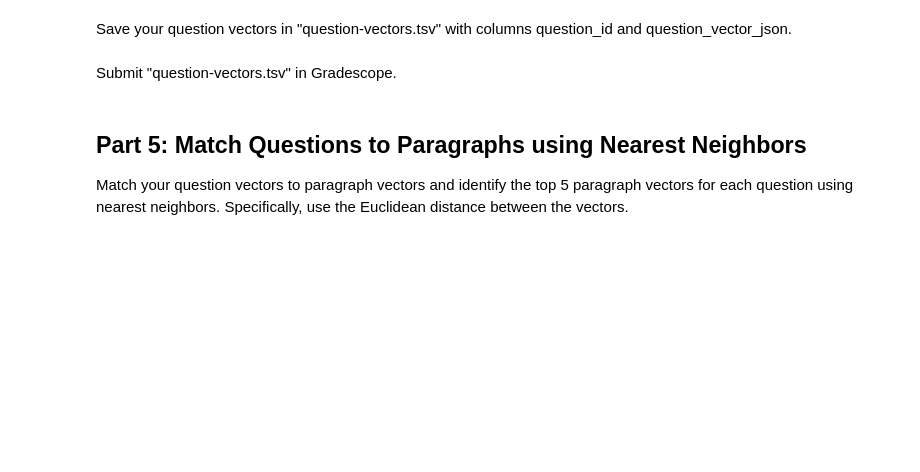
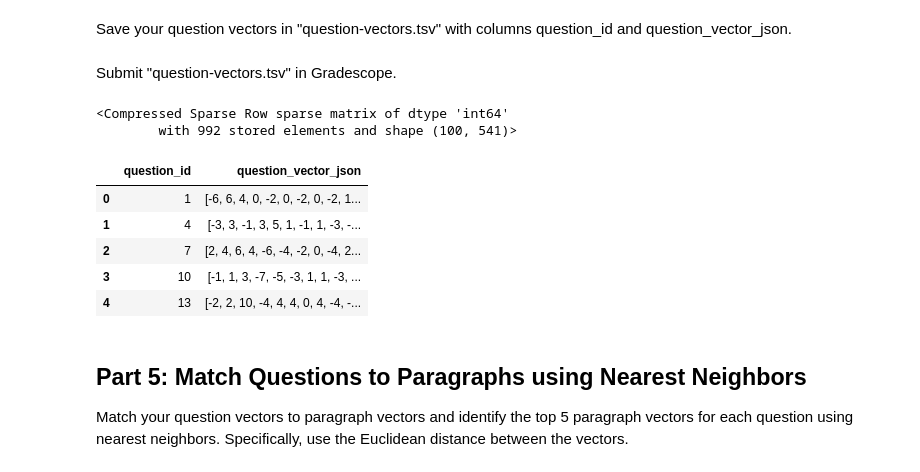
Before and after one commit to polinacsv/dx704-project-10, a Jupyter notebook: project.ipynb, the cells around one changed output. Saved outputs shown, nothing was run; the diff lists cells and outputs as text; code cells hidden in the pictures; blank space fills up the shorter version.

```diff
--- a/project.ipynb
+++ b/project.ipynb
@@ -352,6 +361,39 @@ Save your question vectors in "question-vectors.tsv" with columns question_id an
 ...
 # %% [markdown]
 Submit "question-vectors.tsv" in Gradescope.
+# %%
+X_q_bow = vectorizer.fit_transform(questions["question"].fillna(""))
+X_q_bow
+# %% [output]
+<Compressed Sparse Row sparse matrix of dtype 'int64'
+        with 992 stored elements and shape (100, 541)>
+# %%
+
+np.random.seed(42)
+word_hash = np.random.randint(0, 2, size=(X_q_bow.shape[1], 1024)) * 2 - 1
+
+X_q_hash = X_q_bow @ word_hash
+X_q_hash.shape
+
+def vec_to_json(v):
+    return json.dumps([int(x) for x in v])
+
+df_out = pd.DataFrame({
+    "question_id": questions["question_id"],
+    "question_vector_json": [vec_to_json(row) for row in X_q_hash]
+})
+
+# 6️⃣ Save compressed TSV (.gz extension triggers gzip compression automatically)
+df_out.to_csv("question-vectors.tsv", sep="\t", index=False)
+# %%
+df_out.head()
+# %% [output]
+|  | question_id | question_vector_json |
+| 0 | 1 | [-6, 6, 4, 0, -2, 0, -2, 0, -2, 1... |
+| 1 | 4 | [-3, 3, -1, 3, 5, 1, -1, 1, -3, -... |
+| 2 | 7 | [2, 4, 6, 4, -6, -4, -2, 0, -4, 2... |
+| 3 | 10 | [-1, 1, 3, -7, -5, -3, 1, 1, -3, ... |
+| 4 | 13 | [-2, 2, 10, -4, 4, 4, 0, 4, -4, -... |
 # %% [markdown]
 ## Part 5: Match Questions to Paragraphs using Nearest Neighbors
 
```
Also changed, not shown: parts of 2 cells of this notebook, 1 other file.
